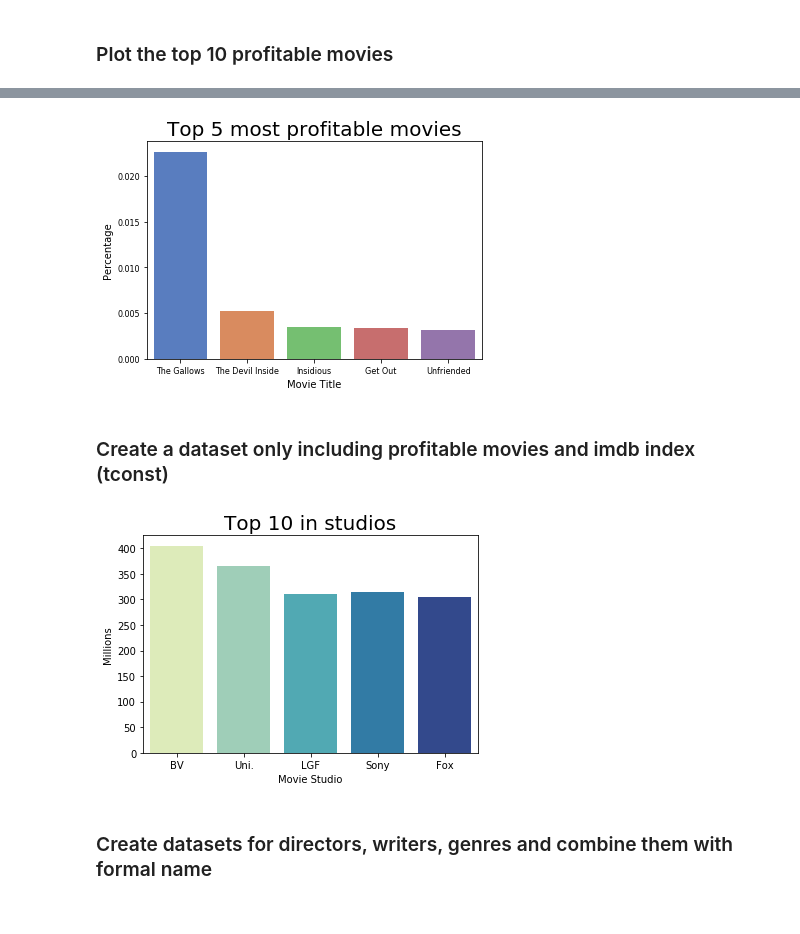
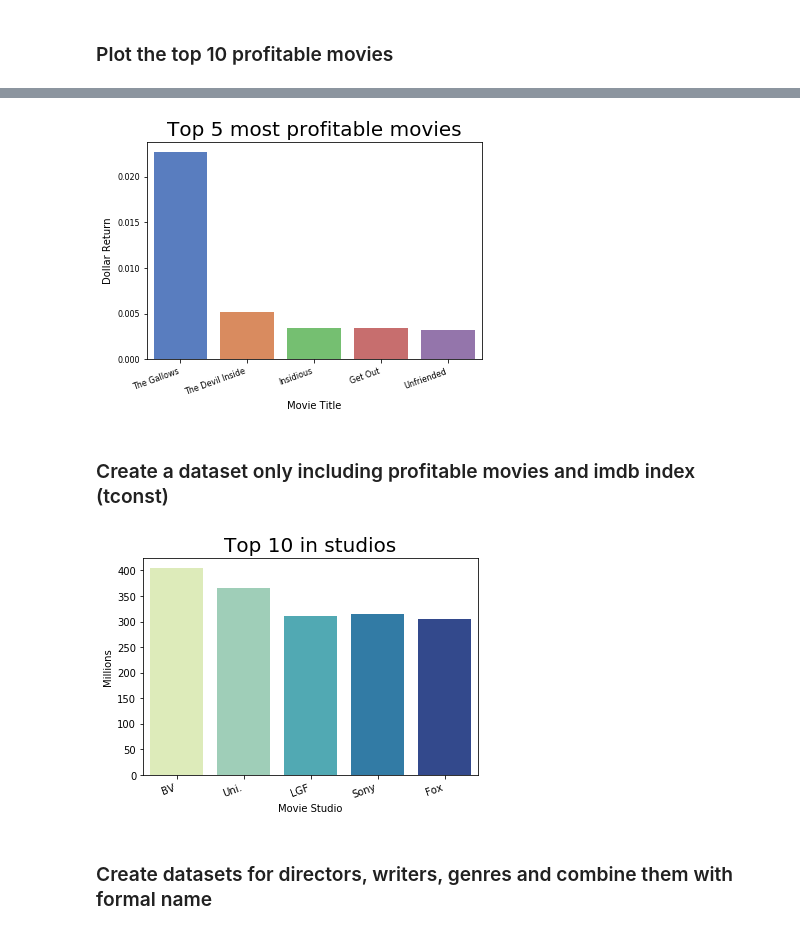
Before and after one commit to iuniorhsiung/Mod1_project_DN, a Jupyter notebook: Data_Visualization_NL.ipynb, the cells around one changed output, grey strips where cells are left out. Cells and saved outputs as stored; diff of their text form; code cells hidden in the pictures.

```diff
--- a/Data_Visualization_NL.ipynb
+++ b/Data_Visualization_NL.ipynb
@@ -92,15 +97,16 @@ plt.savefig("Top_5_most_profitable_movies_Profit.png", transparent=True)
 # %%
 b = sns.barplot(x = "movie", y = "Profit Percentage", data = movie_per[:5], ci = None, palette = "muted")
 b.axes.set_title("Top 5 most profitable movies",fontsize=20)
+b.set_xticklabels(b.get_xticklabels(), rotation=20, ha="right")
 b.set_xlabel("Movie Title",fontsize=10)
-b.set_ylabel("Percentage",fontsize=10)
+b.set_ylabel("Dollar Return",fontsize=10)
 b.tick_params(labelsize=8)
 
 plt.savefig("Top_5_most_profitable_movies_Percentage.png", transparent=True)
 #b.savefig("Top 5 most profitable movies Per.png")
 #sns.plt.show()
 # %% [output]
-[figure, old version]
+[figure, new version]
 # %% [markdown]
 ### Create a dataset only including profitable movies and imdb index (tconst)
 # %%
@@ -108,13 +114,14 @@ movie_index = movie_pro.loc[movie_pro["Profit"] > 0]
 movie_index = movie_index.dropna(subset = ["tconst"])
 # %%
 b = sns.barplot(x = "studio", y = "Profit", data = movie_index[:10], ci = None, palette = "YlGnBu")
+b.set_xticklabels(b.get_xticklabels(), rotation=20, ha="right")
 b.axes.set_title("Top 10 in studios",fontsize = 20)
 b.set_xlabel("Movie Studio",fontsize = 10)
 b.set_ylabel("Millions",fontsize = 10)
 b.tick_params(labelsize = 10)
 plt.savefig("Top_10_most_profitable_movies_Profit_studio.png", transparent = True)
 # %% [output]
-[figure, old version]
+[figure, new version]
 # %% [markdown]
 ### Create datasets for directors, writers, genres and combine them with formal name
 # %%
```
Also changed, not shown: parts of 3 cells of this notebook.
